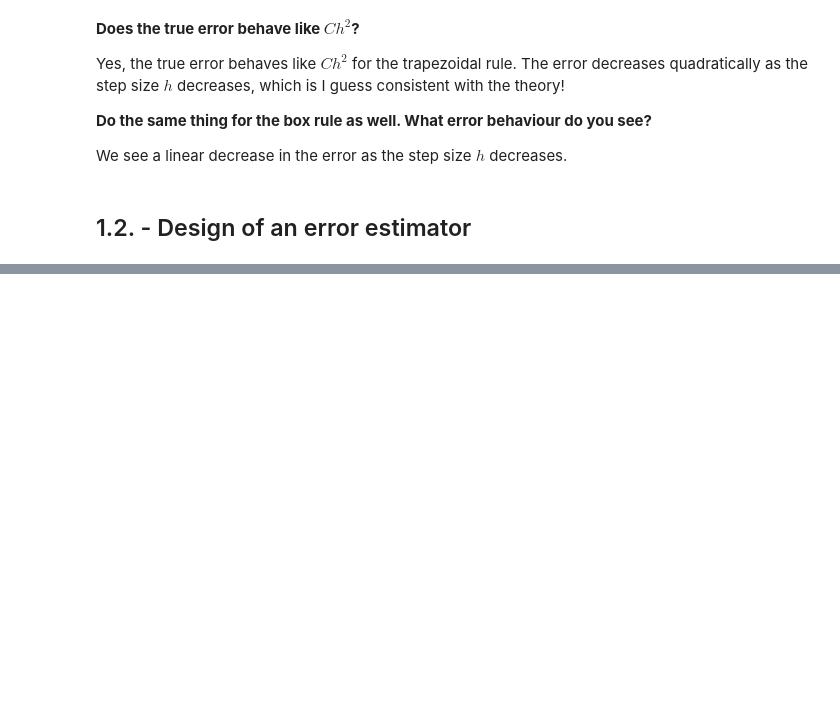
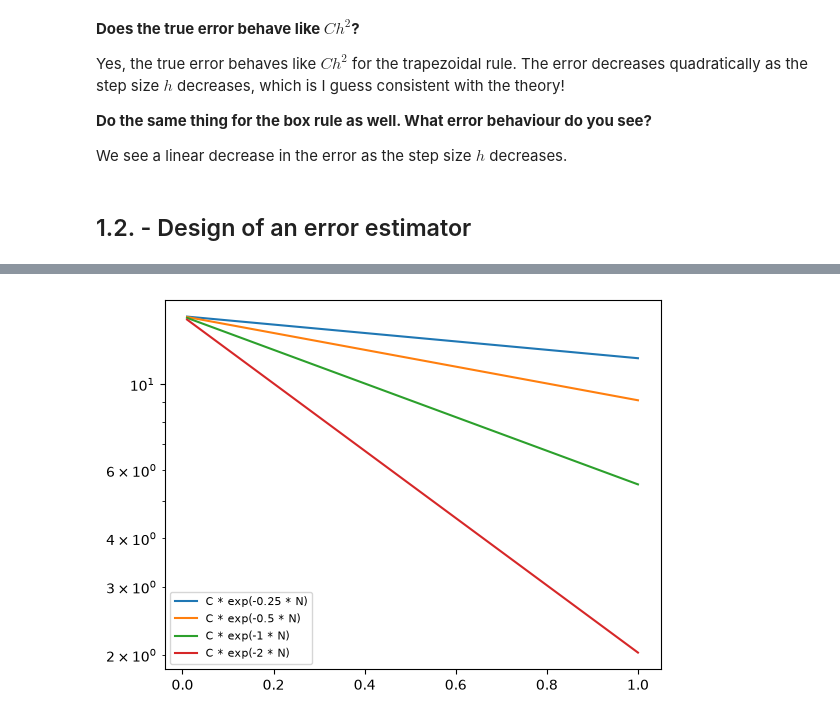
Before and after one commit to NicoReit54/Numerical_Computation, a Jupyter notebook: ex1.ipynb, the cells around one changed output, grey strips where cells are left out. Saved outputs shown, nothing was run; the diff lists cells and outputs as text; code cells hidden in the pictures; blank space fills up the shorter version.

```diff
--- a/ex1.ipynb
+++ b/ex1.ipynb
@@ -115,0 +180,12 @@ plt.show()
+# %%
+h = np.arange(1, 100)
+for i in [0.25, 0.5, 1, 2]:
+    plt.semilogy(1/h, f_3(15, h, i), label=f"C * exp(-{i} * N)")
+
+    # Function 3 from 1.3. h -> C * exp(-b / h)
+    # applying the log to both sides gives us log(f) = log(C) - b * 1/h, so the slope is -b if we plot log(f) against 1/h.
+
+plt.legend(fontsize=8, loc="lower left")
+plt.show()
+# %% [output]
+[figure, added]
```
Also changed, not shown: parts of 7 cells of this notebook.
